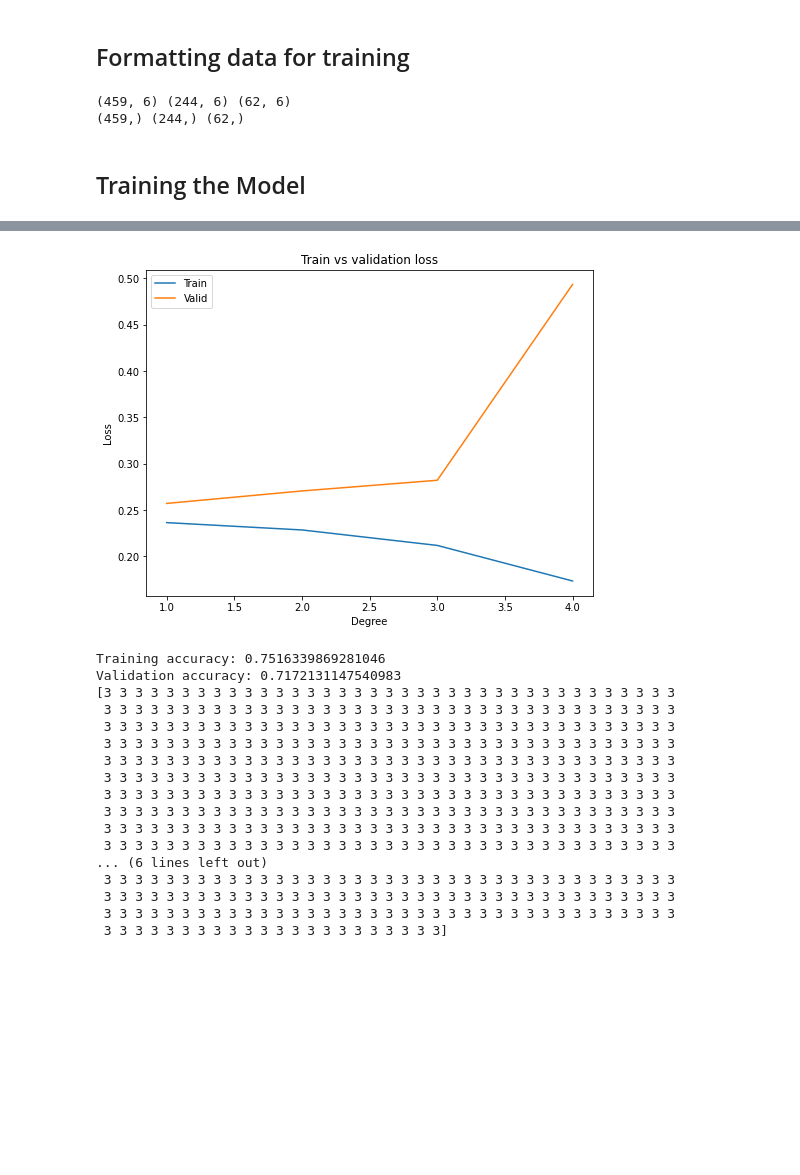
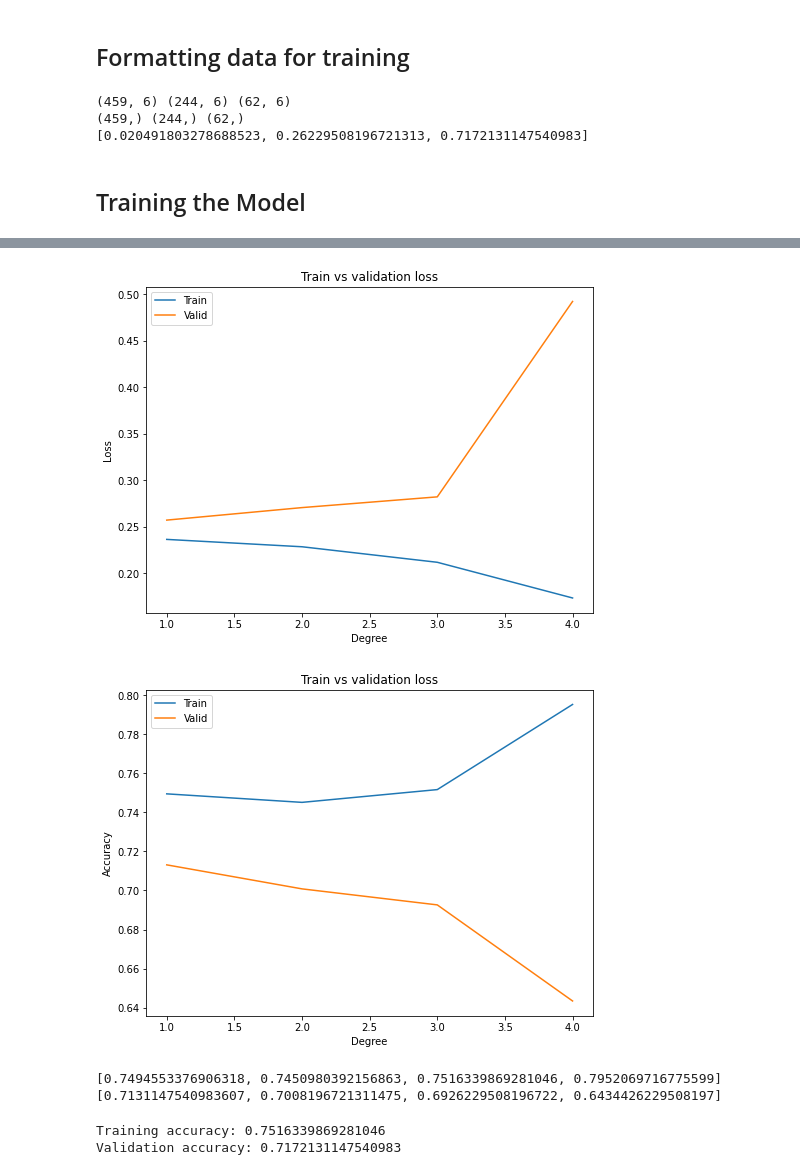
Before and after one commit to Markus98/CS-C3240-machine-learning-project, a Jupyter notebook: data_formatting.ipynb, the cells around one changed output, grey strips where cells are left out. Cells and saved outputs as stored; diff of their text form; code cells hidden in the pictures; blank space fills up the shorter version.

```diff
--- a/data_formatting.ipynb
+++ b/data_formatting.ipynb
@@ -176,11 +176,16 @@ X = whole_df.drop(columns=['date', 'mood']).to_numpy()
 X_train, X_rem, y_train, y_rem = train_test_split(X, y, test_size=0.4, random_state=1)
 X_val, X_test, y_val, y_test = train_test_split(X_rem, y_rem, test_size=0.2, random_state=1)
 
+y_val_temp = list(y_val)
+y_val_class_dist = [y_val_temp.count(1)/len(y_val_temp), y_val_temp.count(2)/len(y_val_temp), y_val_temp.count(3)/len(y_val_temp)]
+
 print(X_train.shape, X_val.shape, X_test.shape)
 print(y_train.shape, y_val.shape, y_test.shape)
+print(y_val_class_dist)
 # %% [output]
 (459, 6) (244, 6) (62, 6)
 (459,) (244,) (62,)
+[0.020491803278688523, 0.26229508196721313, 0.7172131147540983]
 # %% [markdown]
 ## Training the Model
 # %%
@@ -190,33 +195,48 @@ from sklearn.preprocessing import PolynomialFeatures
 degrees = list(range(1,5))
 tr_errors = []
 val_errors = []
+tr_accs = []
+val_accs = []
+regressors = []
+poly_features = []
+
+def prediction_to_class(pred):
+    if pred < 1.5:
+        return 1
+    elif pred < 2.5:
+        return 2
+    else:
+        return 3
 
 for degree in degrees:
     lin_regr = LinearRegression(fit_intercept=False)
+    regressors.append(lin_regr)
     poly = PolynomialFeatures(degree=degree)
+    poly_features.append(poly)
 
     X_train_poly = poly.fit_transform(X_train)
     lin_regr.fit(X_train_poly, y_train)
 
     y_pred_train = lin_regr.predict(X_train_poly)
+    y_pred_class_train = list(map(prediction_to_class, y_pred_train))
     tr_error = mean_squared_error(y_train,y_pred_train)
+    tr_acc = accuracy_score(y_train, y_pred_class_train)
+    tr_accs.append(tr_acc)
     tr_errors.append(tr_error)
 
 
     X_val_poly = poly.fit_transform(X_val)
     y_pred_val = lin_regr.predict(X_val_poly)
+    y_pred_class_val = list(map(prediction_to_class, y_pred_val))
+    val_acc = accuracy_score(y_val, y_pred_class_val)
+    val_accs.append(val_acc)
     val_error = mean_squared_error(y_val,y_pred_val)
     val_errors.append(val_error)
 
     print(f"deg: {degree} min: {min(y_pred_val)} max: {max(y_pred_val)}")
     # print(f"deg: {degree} min: {min(y_pred_train)} max: {max(y_pred_train)}")
 
-# print(y_pred_train)
-# print("Training MSE:", tr_error)
-# print("Validation MSE:", val_error)
-# print(tr_errors)
-# print(val_errors)
-
+# Error
 plt.figure(figsize=(8, 6))
 
 plt.plot(degrees, tr_errors, label = 'Train')
@@ -227,6 +247,26 @@ plt.xlabel('Degree')
 plt.ylabel('Loss')
 plt.title('Train vs validation loss')
 plt.show()
+
+# Accuracy
+plt.figure(figsize=(8, 6))
+
+plt.plot(degrees, tr_accs, label = 'Train')
+plt.plot(degrees, val_accs,label = 'Valid')
+plt.legend(loc = 'upper left')
+
+plt.xlabel('Degree')
+plt.ylabel('Accuracy')
+plt.title('Train vs validation loss')
+plt.show()
+
+print(tr_accs)
+print(val_accs)
+
+
+
+chosen_polynomial = poly_features[val_accs.index(max(val_accs))]
+chosen_regressor = regressors[val_accs.index(max(val_accs))]
 # %% [output]
 deg: 1 min: 2.483196046218699 max: 2.908542284908086
 deg: 2 min: 2.371685165182817 max: 3.1920281299801783
@@ -235,4 +275,7 @@ deg: 4 min: -2.7695512771606445 max: 3.7811341285705566
 [figure]
+[figure, added]
+[0.7494553376906318, 0.7450980392156863, 0.7516339869281046, 0.7952069716775599]
+[0.7131147540983607, 0.7008196721311475, 0.6926229508196722, 0.6434426229508197]
 # %%
 ## Failed attempt of trying logicstic regression for prediction
 # C is inverse of regularization strength
@@ -249,23 +292,8 @@ acc_val = accuracy_score(y_val, y_pred_val)
 
 print("Training accuracy:", acc_train)
 print("Validation accuracy:", acc_val)
-print(y_pred_train)
-print(y_pred_val)
+# print(y_pred_train)
+# print(y_pred_val)
 # %% [output]
 Training accuracy: 0.7516339869281046
 Validation accuracy: 0.7172131147540983
-[3 3 3 3 3 3 3 3 3 3 3 3 3 3 3 3 3 3 3 3 3 3 3 3 3 3 3 3 3 3 3 3 3 3 3 3 3
- 3 3 3 3 3 3 3 3 3 3 3 3 3 3 3 3 3 3 3 3 3 3 3 3 3 3 3 3 3 3 3 3 3 3 3 3 3
- 3 3 3 3 3 3 3 3 3 3 3 3 3 3 3 3 3 3 3 3 3 3 3 3 3 3 3 3 3 3 3 3 3 3 3 3 3
- 3 3 3 3 3 3 3 3 3 3 3 3 3 3 3 3 3 3 3 3 3 3 3 3 3 3 3 3 3 3 3 3 3 3 3 3 3
- 3 3 3 3 3 3 3 3 3 3 3 3 3 3 3 3 3 3 3 3 3 3 3 3 3 3 3 3 3 3 3 3 3 3 3 3 3
- 3 3 3 3 3 3 3 3 3 3 3 3 3 3 3 3 3 3 3 3 3 3 3 3 3 3 3 3 3 3 3 3 3 3 3 3 3
- 3 3 3 3 3 3 3 3 3 3 3 3 3 3 3 3 3 3 3 3 3 3 3 3 3 3 3 3 3 3 3 3 3 3 3 3 3
- 3 3 3 3 3 3 3 3 3 3 3 3 3 3 3 3 3 3 3 3 3 3 3 3 3 3 3 3 3 3 3 3 3 3 3 3 3
- 3 3 3 3 3 3 3 3 3 3 3 3 3 3 3 3 3 3 3 3 3 3 3 3 3 3 3 3 3 3 3 3 3 3 3 3 3
- 3 3 3 3 3 3 3 3 3 3 3 3 3 3 3 3 3 3 3 3 3 3 3 3 3 3 3 3 3 3 3 3 3 3 3 3 3
-... (6 lines left out)
- 3 3 3 3 3 3 3 3 3 3 3 3 3 3 3 3 3 3 3 3 3 3 3 3 3 3 3 3 3 3 3 3 3 3 3 3 3
- 3 3 3 3 3 3 3 3 3 3 3 3 3 3 3 3 3 3 3 3 3 3 3 3 3 3 3 3 3 3 3 3 3 3 3 3 3
- 3 3 3 3 3 3 3 3 3 3 3 3 3 3 3 3 3 3 3 3 3 3 3 3 3 3 3 3 3 3 3 3 3 3 3 3 3
- 3 3 3 3 3 3 3 3 3 3 3 3 3 3 3 3 3 3 3 3 3 3]
```
Also changed, not shown: parts of 5 cells of this notebook.
